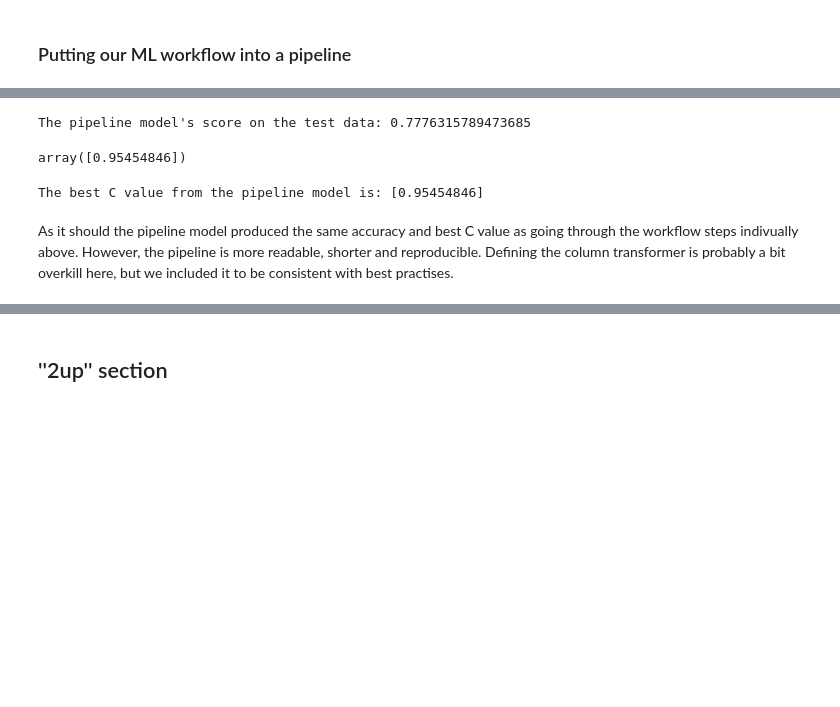
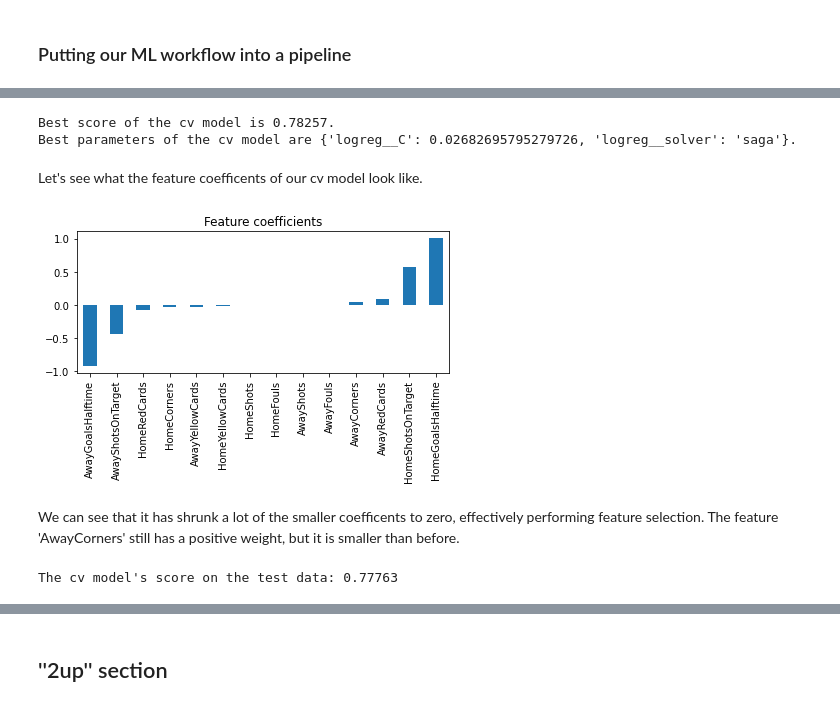
Before and after one commit to jake321southall/football-data-analysis, a Jupyter notebook: football analysis notebook.ipynb, the cells around one changed output, grey strips where cells are left out. Drawn from its saved outputs; the diff is of its cells as text; code cells hidden in the pictures; blank space fills up the shorter version.

Commit message:
cleaned workflow ready for input into presentation

```diff
--- a/football analysis notebook.ipynb
+++ b/football analysis notebook.ipynb
@@ -269,11 +304,37 @@ Our model betters this by 23.474%.
 from sklearn.compose import ColumnTransformer
 from sklearn.pipeline import Pipeline
 
-numerical_cols = X.columns
+#picking out numrical columns
+numerical_cols = X.select_dtypes(include=np.number).columns
 
 numerical_transformer = StandardScaler()
 
+#Creating our preprocesor. Right now we only have numeric columns but we can add to the code below if we have data
+#that includes non-numeric columns in the future.
 preprocessor = ColumnTransformer(
     transformers=[
         ('num', numerical_transformer, numerical_cols)
     ])
+
+#We first want to preprocess our data and then feed the resulting data into a lr model
+steps = [('preprocessor', preprocessor),
+         ('logreg', LogisticRegression(penalty = 'l1'))]
+
+pipeline = Pipeline(steps)
+
+#creating the parameter space
+C_array = np.logspace(-3,2)
+solver_array = ['liblinear', 'saga']
+
+parameters = {'logreg__C': C_array, 'logreg__solver': solver_array}
+
+#instantiating the grid search object
+cv_model = GridSearchCV(pipeline, param_grid=parameters)
+
+# Fit to the training data
+cv_model.fit(X_train_val, y_train_val)
+print(f'Best score of the cv model is {round(cv_model.best_score_, 5)}.')
+print(f'Best parameters of the cv model are {cv_model.best_params_}.')
+# %% [output]
+Best score of the cv model is 0.78257.
+Best parameters of the cv model are {'logreg__C': 0.02682695795279726, 'logreg__solver': 'saga'}.
@@ -294,17 +341,17 @@ my_pipeline.fit(X_train, y_train);
+# %% [markdown]
+Let's see what the feature coefficents of our cv model look like.
+# %%
+cv_model_feature_weights = cv_model.best_estimator_.named_steps['logreg'].coef_.ravel()
+weights = pd.Series(cv_model_feature_weights, X.columns).sort_values()
+weights.plot(kind='bar', title = 'Feature coefficients')
+plt.tight_layout()
+plt.show()
+# %% [output]
+[figure, added]
+# %% [markdown]
+We can see that it has shrunk a lot of the smaller coefficents to zero, effectively performing feature selection. The feature 'AwayCorners' still has a positive weight, but it is smaller than before.
 # %%
-pipeline_test_score = my_pipeline.score(X_test, y_test)
-print(f'The pipeline model\'s score on the test data: {pipeline_test_score}')
+cv_test_score = cv_model.score(X_test, y_test)
+print(f'The cv model\'s score on the test data: {round(cv_test_score, 5)}')
 # %% [output]
-The pipeline model's score on the test data: 0.7776315789473685
+The cv model's score on the test data: 0.77763
-# %%
-my_pipeline.named_steps['pipe_model'].C_[0]
-clf_l1.C_
-# %% [output]
-array([0.95454846])
-# %%
-pipeline_best_C = my_pipeline.named_steps['pipe_model'].C_
-print(f'The best C value from the pipeline model is: {pipeline_best_C}')
-# %% [output]
-The best C value from the pipeline model is: [0.95454846]
-# %% [markdown]
-As it should the pipeline model produced the same accuracy and best C value as going through the workflow steps indivually above. However, the pipeline is more readable, shorter and reproducible. Defining the column transformer is probably a bit overkill here, but we included it to be consistent with best practises.
```
Also changed, not shown: parts of 48 cells of this notebook.
